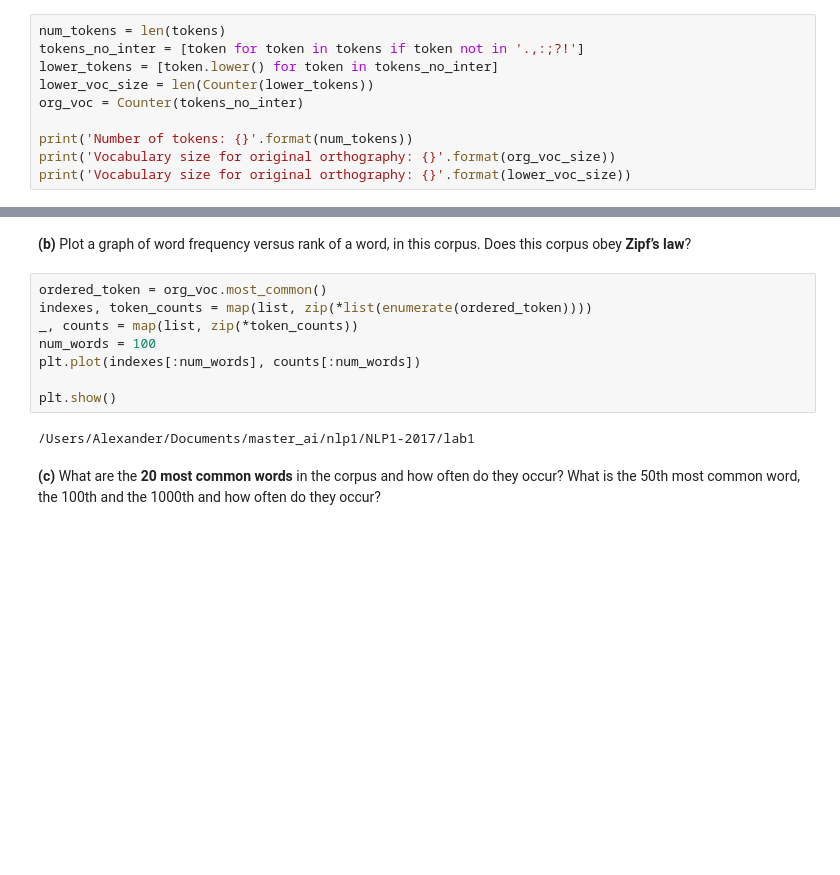
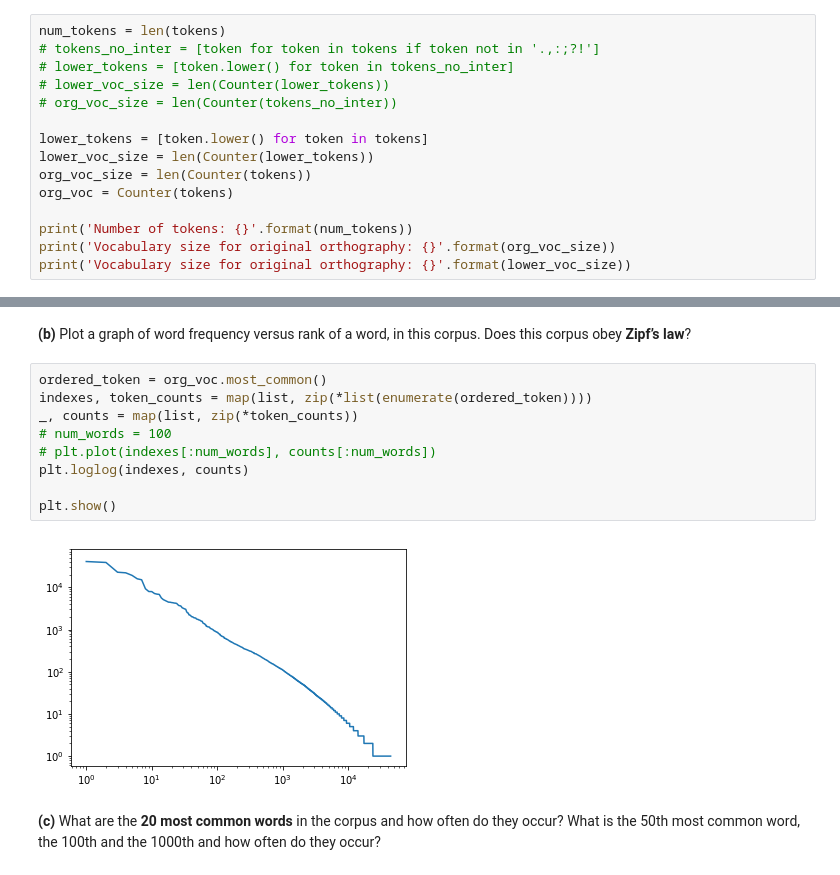
Before and after one commit to alexanderkeijser73/NLP1-2017, a Jupyter notebook: lab1/lab1.ipynb, the cells around one changed output, grey strips where cells are left out. Drawn from its saved outputs; the diff is of its cells as text; blank space fills up the shorter version.

Commit message:
log plot en interpunctie blijkbaar toegestaan

```diff
--- a/lab1/lab1.ipynb
+++ b/lab1/lab1.ipynb
@@ -66,10 +66,15 @@ for line in file:
         tokens.append(token.split('|')[0])
 # %%
 num_tokens = len(tokens)
-tokens_no_inter = [token for token in tokens if token not in '.,:;?!']
-lower_tokens = [token.lower() for token in tokens_no_inter]
+# tokens_no_inter = [token for token in tokens if token not in '.,:;?!']
+# lower_tokens = [token.lower() for token in tokens_no_inter]
+# lower_voc_size = len(Counter(lower_tokens))
+# org_voc_size = len(Counter(tokens_no_inter))
+
+lower_tokens = [token.lower() for token in tokens]
 lower_voc_size = len(Counter(lower_tokens))
-org_voc = Counter(tokens_no_inter)
+org_voc_size = len(Counter(tokens))
+org_voc = Counter(tokens)
 
 print('Number of tokens: {}'.format(num_tokens))
 print('Vocabulary size for original orthography: {}'.format(org_voc_size))
@@ -86,13 +95,14 @@ For the rest of this exercise you should use the **original orthography** of the
 # %%
 ordered_token = org_voc.most_common()
 indexes, token_counts = map(list, zip(*list(enumerate(ordered_token))))
 _, counts = map(list, zip(*token_counts))
-num_words = 100
-plt.plot(indexes[:num_words], counts[:num_words])
+# num_words = 100
+# plt.plot(indexes[:num_words], counts[:num_words])
+plt.loglog(indexes, counts)
 
 plt.show()
 # %% [output]
-/Users/Alexander/Documents/master_ai/nlp1/NLP1-2017/lab1
+[figure, added]
 # %% [markdown]
 **(c)** What are the **20 most common words** in the corpus and how often do they occur? What is the 50th most common word, the 100th and the 1000th and how often do they occur?
 # %%
```
Also changed, not shown: parts of 12 cells of this notebook.
